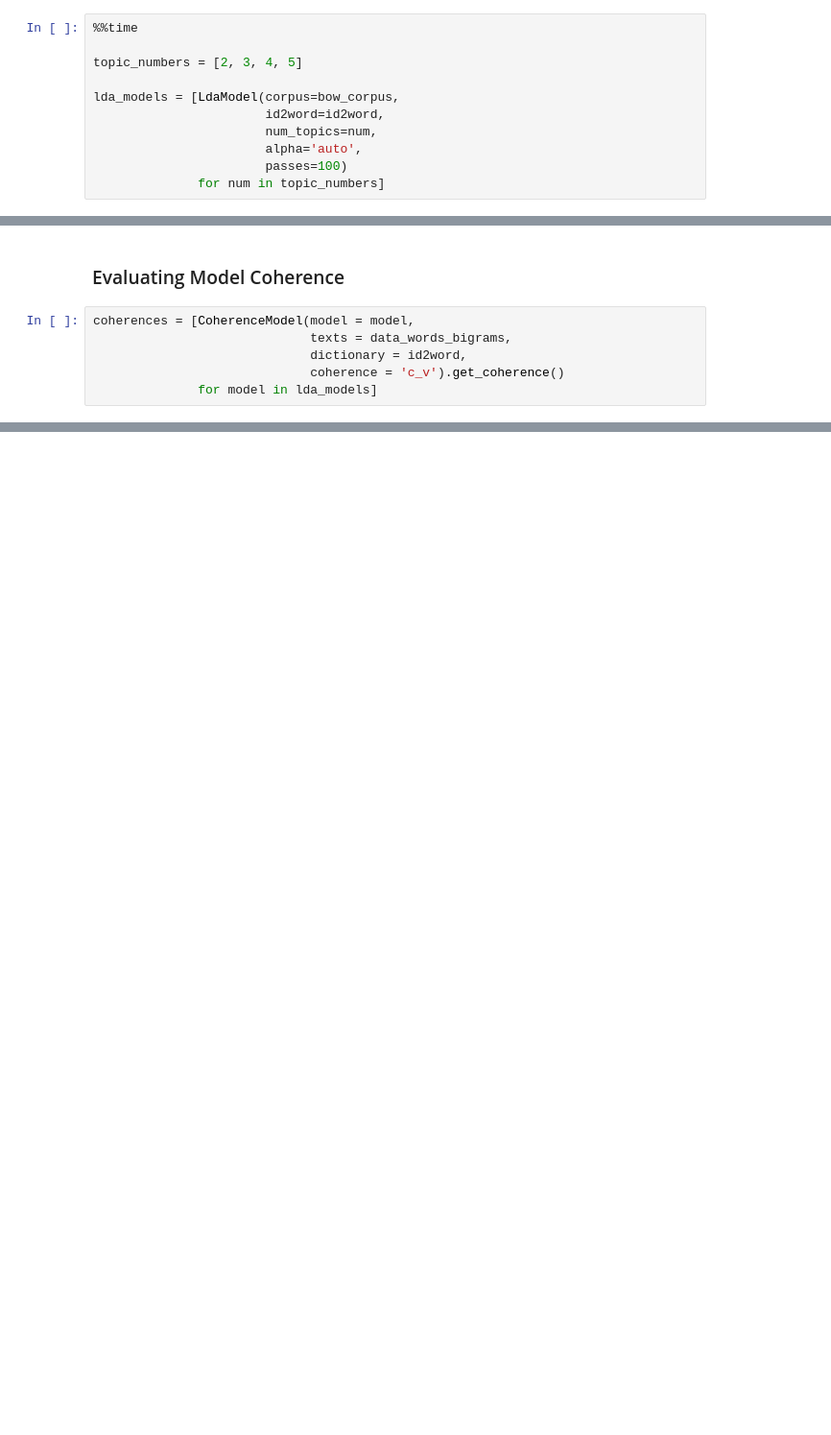
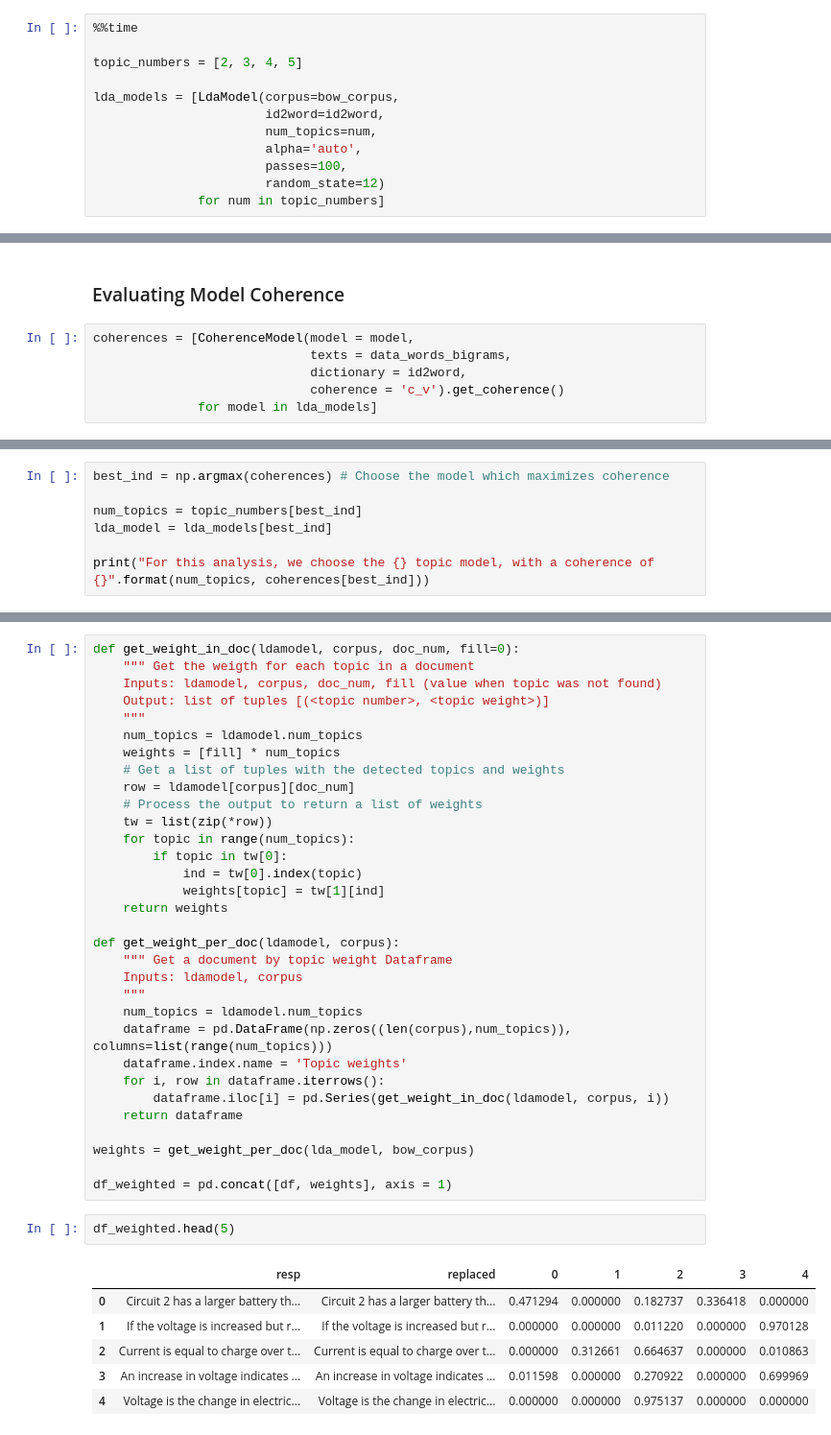
Before and after one commit to jonmgeiger/honors-project, a Jupyter notebook: studentResponses_LDA.ipynb, the cells around one changed output, grey strips where cells are left out. Shown at 96% size. Saved outputs shown, nothing was run; the diff lists cells and outputs as text; blank space fills up the shorter version.

```diff
--- a/studentResponses_LDA.ipynb
+++ b/studentResponses_LDA.ipynb
@@ -359,6 +358,7 @@ lda_models = [LdaModel(corpus=bow_corpus,
                        id2word=id2word,
                        num_topics=num,
                        alpha='auto',
-                       passes=100)
+                       passes=100,
+                       random_state=12)
               for num in topic_numbers]
 # %% [output]
@@ -429,0 +430,7 @@ Coherence of model with 5 topics: 0.43487561538435876
+# %%
+best_ind = np.argmax(coherences) # Choose the model which maximizes coherence
+
+num_topics = topic_numbers[best_ind]
+lda_model = lda_models[best_ind]
+
+print("For this analysis, we choose the {} topic model, with a coherence of {}".format(num_topics, coherences[best_ind]))
@@ -429,0 +439,41 @@ Coherence of model with 5 topics: 0.43487561538435876
+# %%
+def get_weight_in_doc(ldamodel, corpus, doc_num, fill=0):
+    """ Get the weigth for each topic in a document
+    Inputs: ldamodel, corpus, doc_num, fill (value when topic was not found)
+    Output: list of tuples [(<topic number>, <topic weight>)]
+    """
+    num_topics = ldamodel.num_topics
+    weights = [fill] * num_topics
+    # Get a list of tuples with the detected topics and weights
+    row = ldamodel[corpus][doc_num]
+    # Process the output to return a list of weights
+    tw = list(zip(*row))
+    for topic in range(num_topics):
+        if topic in tw[0]:
+            ind = tw[0].index(topic)
+            weights[topic] = tw[1][ind]
+    return weights
+
+def get_weight_per_doc(ldamodel, corpus):
+    """ Get a document by topic weight Dataframe
+    Inputs: ldamodel, corpus
+    """
+    num_topics = ldamodel.num_topics
+    dataframe = pd.DataFrame(np.zeros((len(corpus),num_topics)), columns=list(range(num_topics)))
+    dataframe.index.name = 'Topic weights'
+    for i, row in dataframe.iterrows():
+        dataframe.iloc[i] = pd.Series(get_weight_in_doc(ldamodel, corpus, i))
+    return dataframe
+
+weights = get_weight_per_doc(lda_model, bow_corpus)
+
+df_weighted = pd.concat([df, weights], axis = 1)
+# %%
+df_weighted.head(5)
+# %% [output]
+|  | resp | replaced | 0 | 1 | 2 | 3 | 4 |
+| 0 | Circuit 2 has a larger battery th... | Circuit 2 has a larger battery th... | 0.471294 | 0.000000 | 0.182737 | 0.336418 | 0.000000 |
+| 1 | If the voltage is increased but r... | If the voltage is increased but r... | 0.000000 | 0.000000 | 0.011220 | 0.000000 | 0.970128 |
+| 2 | Current is equal to charge over t... | Current is equal to charge over t... | 0.000000 | 0.312661 | 0.664637 | 0.000000 | 0.010863 |
+| 3 | An increase in voltage indicates ... | An increase in voltage indicates ... | 0.011598 | 0.000000 | 0.270922 | 0.000000 | 0.699969 |
+| 4 | Voltage is the change in electric... | Voltage is the change in electric... | 0.000000 | 0.000000 | 0.975137 | 0.000000 | 0.000000 |
```
Also changed, not shown: parts of 18 cells of this notebook.
